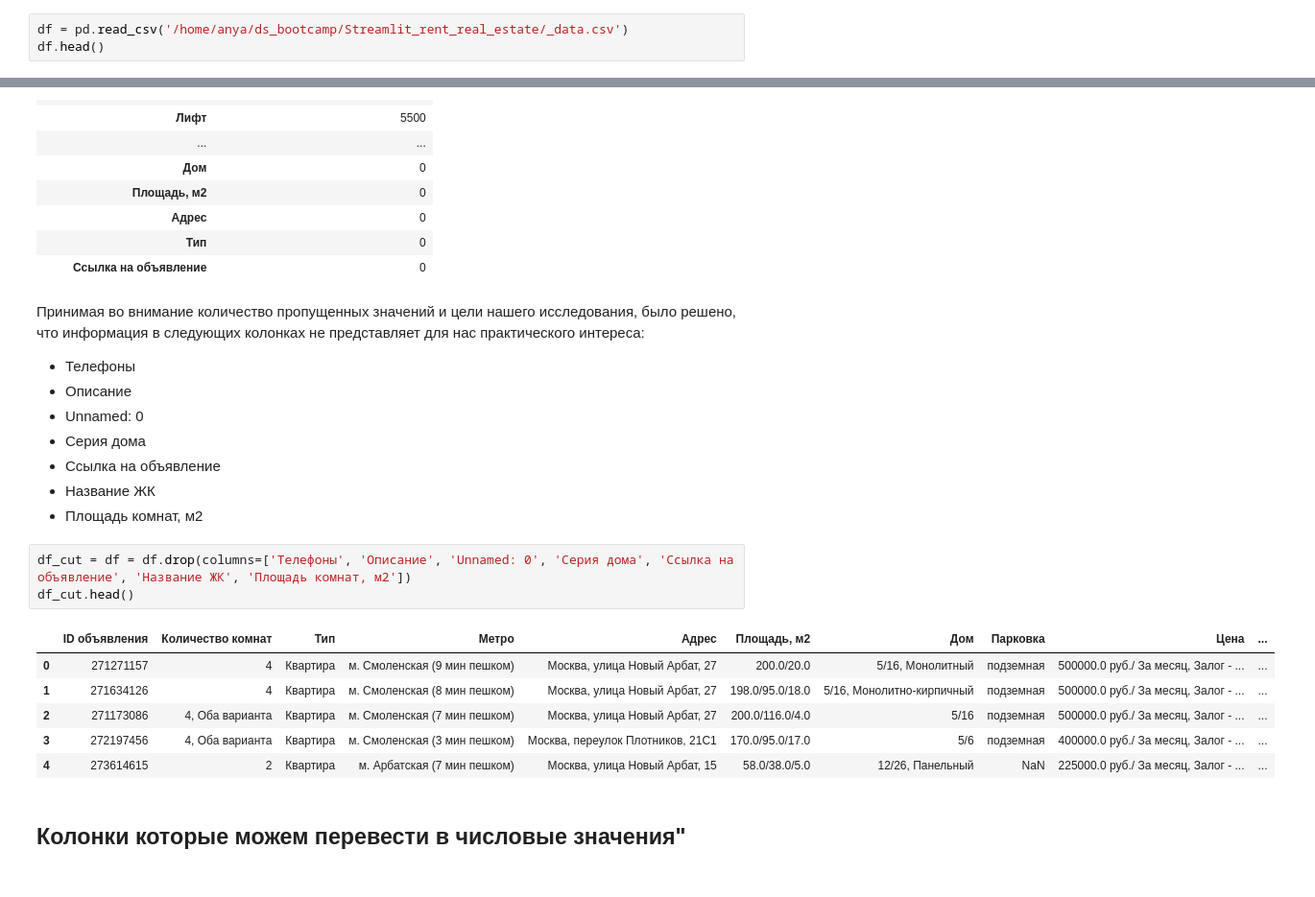
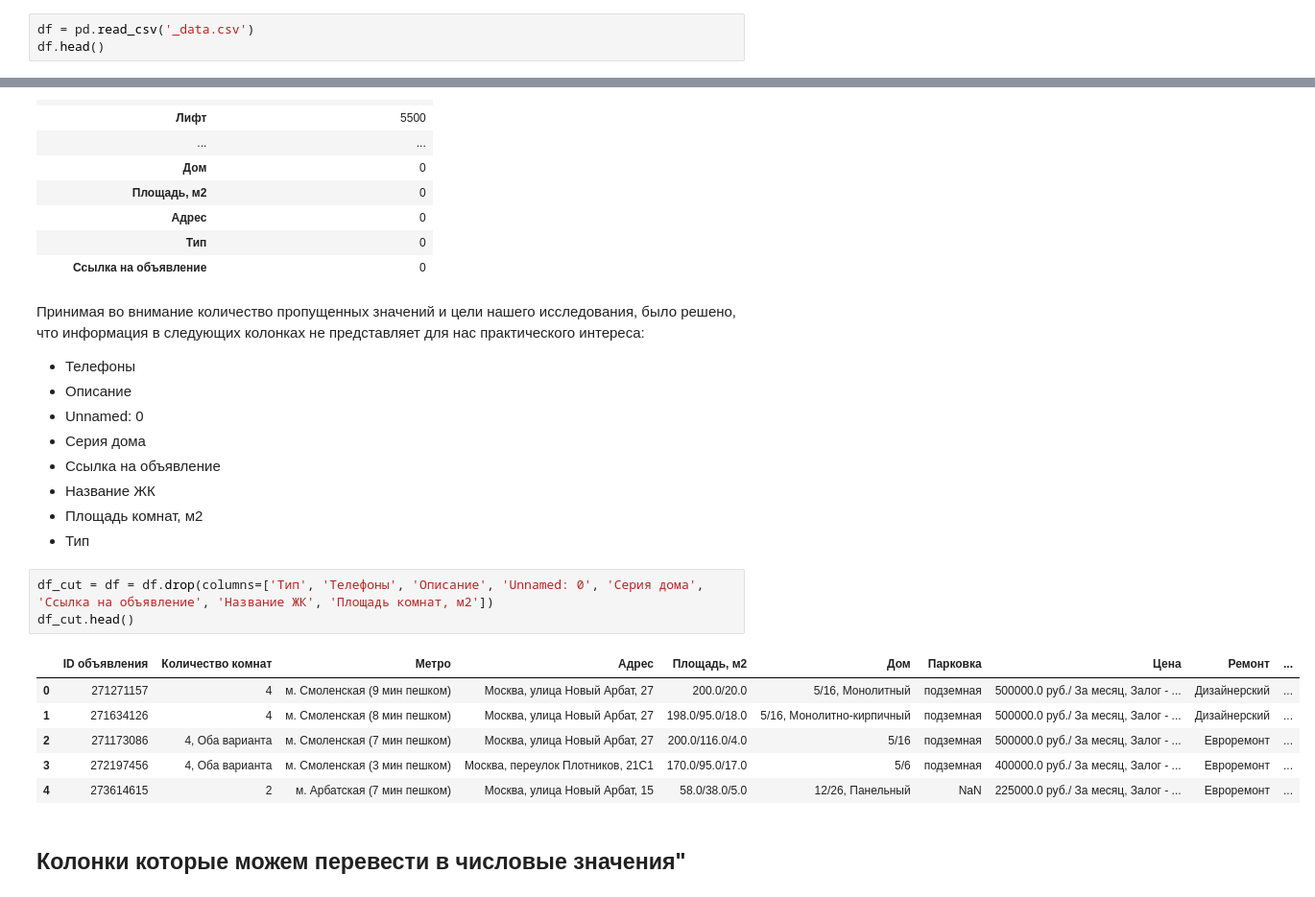
Before and after one commit to sunny-annie/Streamlit_rent_real_estate, a Jupyter notebook: EDA.ipynb, the cells around one changed output, grey strips where cells are left out. Shown: that part at 96% size. Saved outputs shown, nothing was run; the diff lists cells and outputs as text.

```diff
--- a/EDA.ipynb
+++ b/EDA.ipynb
@@ -11,7 +11,7 @@ import matplotlib.pyplot as plt
 # %% [markdown]
 Датасет **_data.csv** представляет собой информацию по объявлениям об аренде квартир в Москве. Набор данных содержит сведения о типе недвижимости, расположении объекта, его основных характеристиках и условиях аренды.
 # %%
-df = pd.read_csv('/home/anya/ds_bootcamp/Streamlit_rent_real_estate/_data.csv')
+df = pd.read_csv('_data.csv')
 df.head()
 # %% [output]
 |  | Unnamed: 0 | ID объявления | Количество комнат | Тип | Метро | Адрес | Площадь, м2 | Дом | ... |
@@ -113,16 +113,17 @@ pd.DataFrame(df.isnull().sum().sort_values(ascending=False), columns=['коли
 - Ссылка на объявление
 - Название ЖК
 - Площадь комнат, м2
+- Тип
 # %%
-df_cut = df = df.drop(columns=['Телефоны', 'Описание', 'Unnamed: 0', 'Серия дома', 'Ссылка на объявление', 'Название ЖК', 'Площадь комнат, м2'])
+df_cut = df = df.drop(columns=['Тип', 'Телефоны', 'Описание', 'Unnamed: 0', 'Серия дома', 'Ссылка на объявление', 'Название ЖК', 'Площадь комнат, м2'])
 df_cut.head()
 # %% [output]
-|  | ID объявления | Количество комнат | Тип | Метро | Адрес | Площадь, м2 | Дом | Парковка | Цена | ... |
-| 0 | 271271157 | 4 | Квартира | м. Смоленская (9 мин пешком) | Москва, улица Новый Арбат, 27 | 200.0/20.0 | 5/16, Монолитный | подземная | 500000.0 руб./ За месяц, Залог - ... | ... |
-| 1 | 271634126 | 4 | Квартира | м. Смоленская (8 мин пешком) | Москва, улица Новый Арбат, 27 | 198.0/95.0/18.0 | 5/16, Монолитно-кирпичный | подземная | 500000.0 руб./ За месяц, Залог - ... | ... |
-| 2 | 271173086 | 4, Оба варианта | Квартира | м. Смоленская (7 мин пешком) | Москва, улица Новый Арбат, 27 | 200.0/116.0/4.0 | 5/16 | подземная | 500000.0 руб./ За месяц, Залог - ... | ... |
-| 3 | 272197456 | 4, Оба варианта | Квартира | м. Смоленская (3 мин пешком) | Москва, переулок Плотников, 21С1 | 170.0/95.0/17.0 | 5/6 | подземная | 400000.0 руб./ За месяц, Залог - ... | ... |
-| 4 | 273614615 | 2 | Квартира | м. Арбатская (7 мин пешком) | Москва, улица Новый Арбат, 15 | 58.0/38.0/5.0 | 12/26, Панельный | NaN | 225000.0 руб./ За месяц, Залог - ... | ... |
+|  | ID объявления | Количество комнат | Метро | Адрес | Площадь, м2 | Дом | Парковка | Цена | Ремонт | ... |
+| 0 | 271271157 | 4 | м. Смоленская (9 мин пешком) | Москва, улица Новый Арбат, 27 | 200.0/20.0 | 5/16, Монолитный | подземная | 500000.0 руб./ За месяц, Залог - ... | Дизайнерский | ... |
+| 1 | 271634126 | 4 | м. Смоленская (8 мин пешком) | Москва, улица Новый Арбат, 27 | 198.0/95.0/18.0 | 5/16, Монолитно-кирпичный | подземная | 500000.0 руб./ За месяц, Залог - ... | Дизайнерский | ... |
+| 2 | 271173086 | 4, Оба варианта | м. Смоленская (7 мин пешком) | Москва, улица Новый Арбат, 27 | 200.0/116.0/4.0 | 5/16 | подземная | 500000.0 руб./ За месяц, Залог - ... | Евроремонт | ... |
+| 3 | 272197456 | 4, Оба варианта | м. Смоленская (3 мин пешком) | Москва, переулок Плотников, 21С1 | 170.0/95.0/17.0 | 5/6 | подземная | 400000.0 руб./ За месяц, Залог - ... | Евроремонт | ... |
+| 4 | 273614615 | 2 | м. Арбатская (7 мин пешком) | Москва, улица Новый Арбат, 15 | 58.0/38.0/5.0 | 12/26, Панельный | NaN | 225000.0 руб./ За месяц, Залог - ... | Евроремонт | ... |
 # %% [markdown]
 ## Колонки которые можем перевести в числовые значения"
 # %% [markdown]
```
Also changed, not shown: parts of 30 cells of this notebook.
